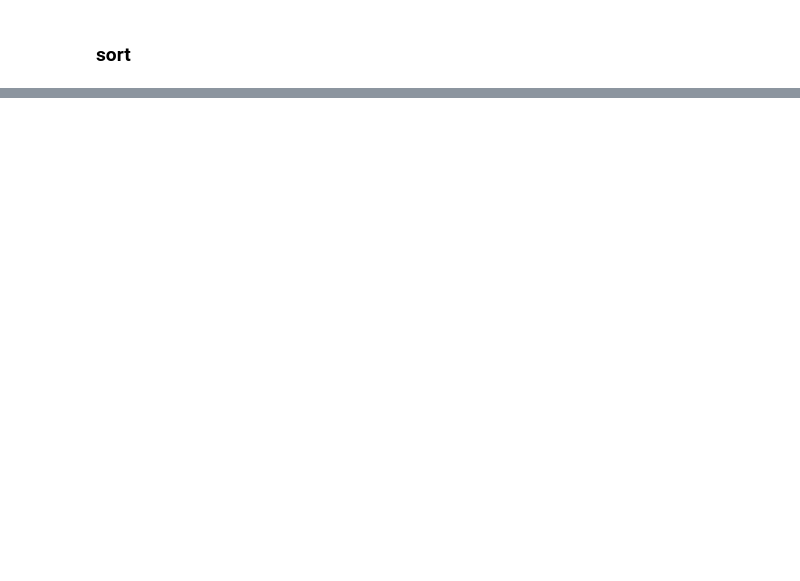
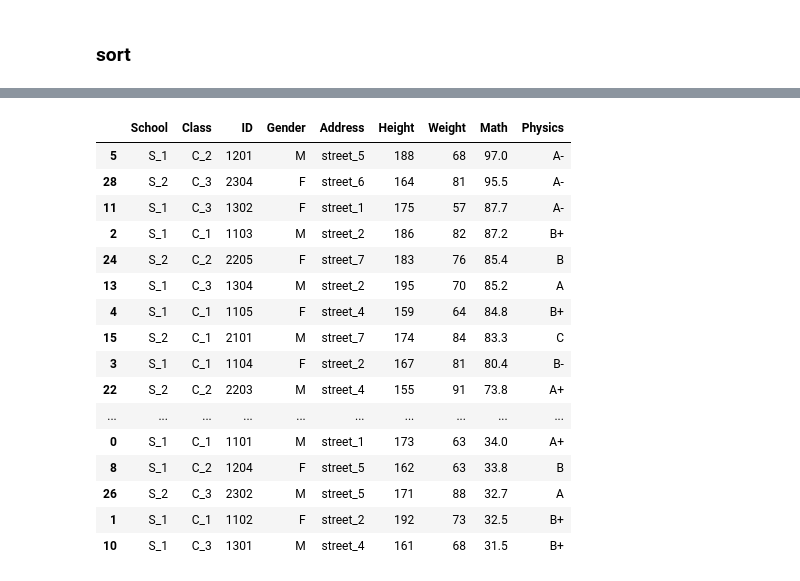
Before and after one commit to STAT2255/2023, a Jupyter notebook: notes/note10_pandas1.ipynb, the cells around one changed output, grey strips where cells are left out. Drawn from its saved outputs; the diff is of its cells as text; code cells hidden in the pictures; blank space fills up the shorter version.

```diff
--- a/notes/note10_pandas1.ipynb
+++ b/notes/note10_pandas1.ipynb
@@ -438,0 +1000,20 @@ df.sort_values(by=['Address','Height'], ascending=True)
+# %%
+df.sort_values(by=['Math','Height'], ascending=[False, True])
+# %% [output]
+|  | School | Class | ID | Gender | Address | Height | Weight | Math | Physics |
+| 5 | S_1 | C_2 | 1201 | M | street_5 | 188 | 68 | 97.0 | A- |
+| 28 | S_2 | C_3 | 2304 | F | street_6 | 164 | 81 | 95.5 | A- |
+| 11 | S_1 | C_3 | 1302 | F | street_1 | 175 | 57 | 87.7 | A- |
+| 2 | S_1 | C_1 | 1103 | M | street_2 | 186 | 82 | 87.2 | B+ |
+| 24 | S_2 | C_2 | 2205 | F | street_7 | 183 | 76 | 85.4 | B |
+| 13 | S_1 | C_3 | 1304 | M | street_2 | 195 | 70 | 85.2 | A |
+| 4 | S_1 | C_1 | 1105 | F | street_4 | 159 | 64 | 84.8 | B+ |
+| 15 | S_2 | C_1 | 2101 | M | street_7 | 174 | 84 | 83.3 | C |
+| 3 | S_1 | C_1 | 1104 | F | street_2 | 167 | 81 | 80.4 | B- |
+| 22 | S_2 | C_2 | 2203 | M | street_4 | 155 | 91 | 73.8 | A+ |
+| ... | ... | ... | ... | ... | ... | ... | ... | ... | ... |
+| 0 | S_1 | C_1 | 1101 | M | street_1 | 173 | 63 | 34.0 | A+ |
+| 8 | S_1 | C_2 | 1204 | F | street_5 | 162 | 63 | 33.8 | B |
+| 26 | S_2 | C_3 | 2302 | M | street_5 | 171 | 88 | 32.7 | A |
+| 1 | S_1 | C_1 | 1102 | F | street_2 | 192 | 73 | 32.5 | B+ |
+| 10 | S_1 | C_3 | 1301 | M | street_4 | 161 | 68 | 31.5 | B+ |
```
Also changed, not shown: parts of 67 cells of this notebook, 1 other file.
